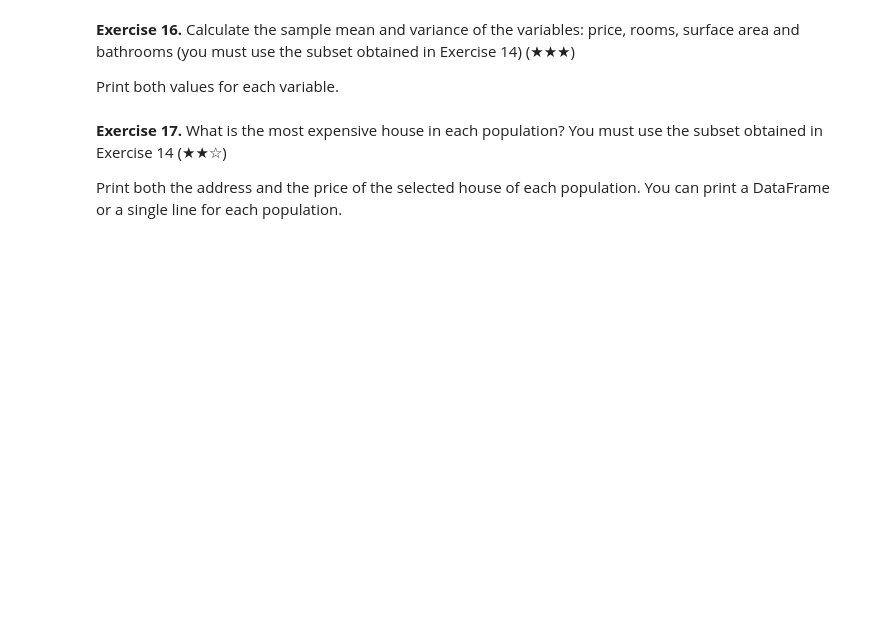
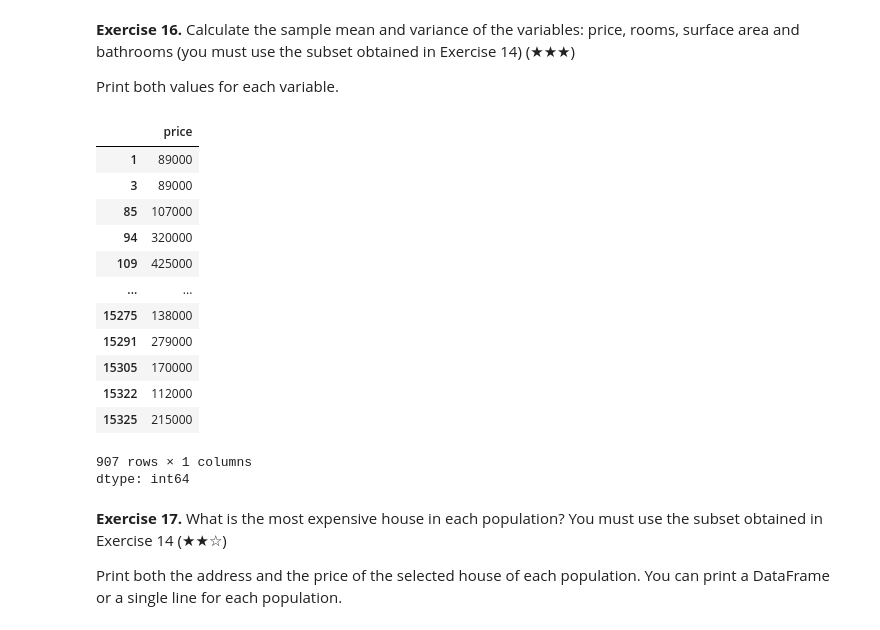
Before and after one commit to Caavlier/Proyect-RealState, a Jupyter notebook: Real_Estate_Clean_Up_Project_0.ipynb, the cells around one changed output. Cells and saved outputs as stored; diff of their text form; code cells hidden in the pictures; blank space fills up the shorter version.

```diff
--- a/Real_Estate_Clean_Up_Project_0.ipynb
+++ b/Real_Estate_Clean_Up_Project_0.ipynb
@@ -593,6 +594,25 @@ plt.show()
 **Exercise 16.** Calculate the sample mean and variance of the variables: price, rooms, surface area and bathrooms (you must use the subset obtained in Exercise 14) (★★★)
 
 Print both values for each variable.
+# %%
+variables = ['price', 'surface', 'rooms', 'bathrooms']
+
+south_belt['price']
+# %% [output]
+|  | price |
+| 1 | 89000 |
+| 3 | 89000 |
+| 85 | 107000 |
+| 94 | 320000 |
+| 109 | 425000 |
+| ... | ... |
+| 15275 | 138000 |
+| 15291 | 279000 |
+| 15305 | 170000 |
+| 15322 | 112000 |
+| 15325 | 215000 |
+907 rows × 1 columns
+dtype: int64
 # %% [markdown]
 **Exercise 17.** What is the most expensive house in each population? You must use the subset obtained in Exercise 14 (★★☆)
 
```
Also changed, not shown: parts of 4 cells of this notebook.
